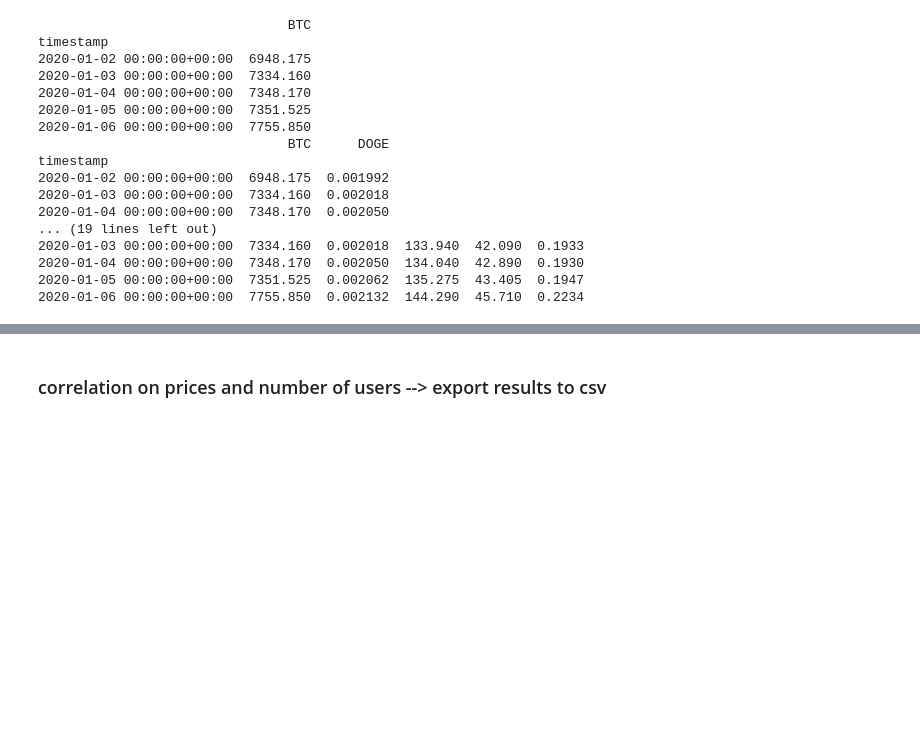
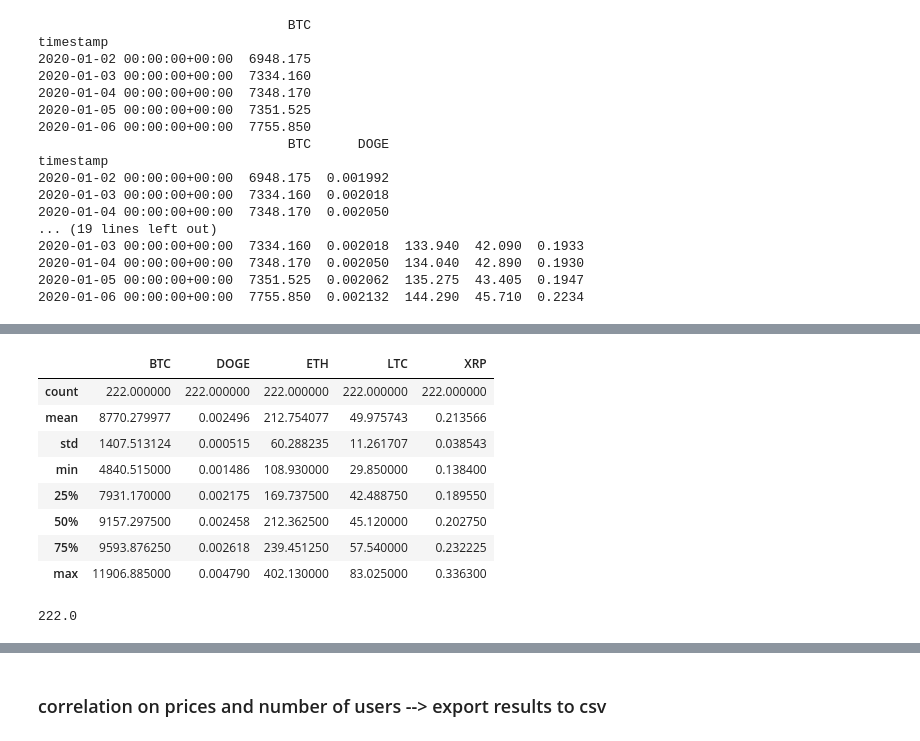
Before and after one commit to GonzaloGarciaContreras/P1-Robintrack, a Jupyter notebook: notebooks/gonzalo_robin_crypto_analysis.ipynb, the cells around one changed output, grey strips where cells are left out. Saved outputs shown, nothing was run; the diff lists cells and outputs as text; code cells hidden in the pictures; blank space fills up the shorter version.

```diff
--- a/notebooks/gonzalo_robin_crypto_analysis.ipynb
+++ b/notebooks/gonzalo_robin_crypto_analysis.ipynb
@@ -101,0 +104,16 @@ df_concat_robin_users.head()
+# %%
+df_concat_robin_users.describe()
+# %% [output]
+|  | BTC | DOGE | ETH | LTC | XRP |
+| count | 222.000000 | 222.000000 | 222.000000 | 222.000000 | 222.000000 |
+| mean | 8770.279977 | 0.002496 | 212.754077 | 49.975743 | 0.213566 |
+| std | 1407.513124 | 0.000515 | 60.288235 | 11.261707 | 0.038543 |
+| min | 4840.515000 | 0.001486 | 108.930000 | 29.850000 | 0.138400 |
+| 25% | 7931.170000 | 0.002175 | 169.737500 | 42.488750 | 0.189550 |
+| 50% | 9157.297500 | 0.002458 | 212.362500 | 45.120000 | 0.202750 |
+| 75% | 9593.876250 | 0.002618 | 239.451250 | 57.540000 | 0.232225 |
+| max | 11906.885000 | 0.004790 | 402.130000 | 83.025000 | 0.336300 |
+# %%
+df_concat_robin_users.describe().iloc[0][5]
+# %% [output]
+222.0
```
Also changed, not shown: parts of 21 cells of this notebook, 7 other files.
